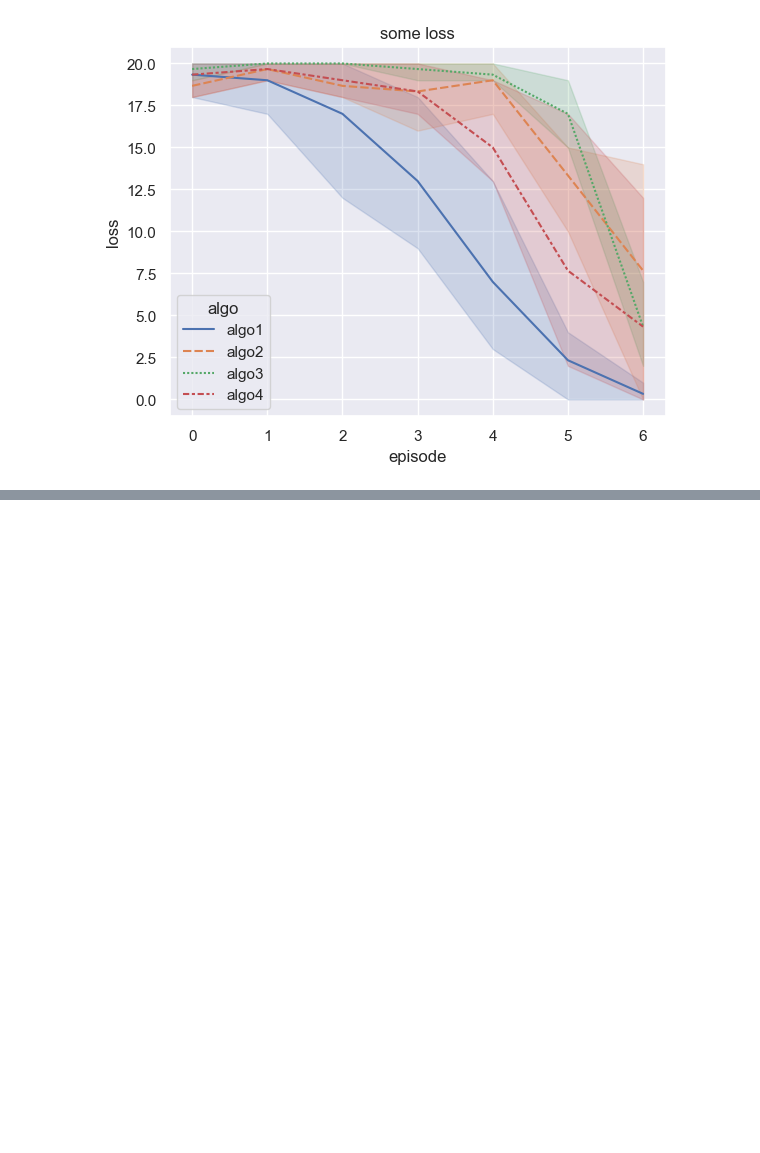
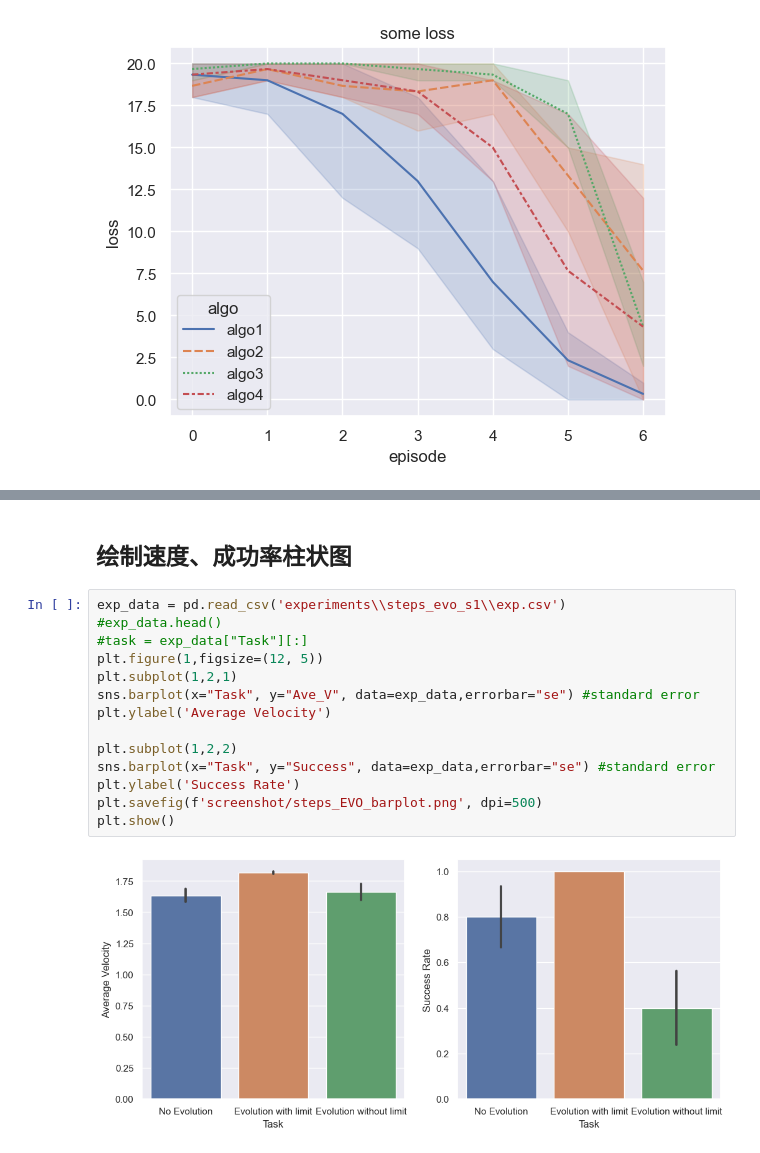
Before and after one commit to EASYMMMM/gym_RE, a Jupyter notebook: drawer.ipynb, the cells around one changed output, grey strips where cells are left out. Cells and saved outputs as stored; diff of their text form; blank space fills up the shorter version.

```diff
--- a/drawer.ipynb
+++ b/drawer.ipynb
@@ -178,0 +364,18 @@ plt.show()
+# %% [markdown]
+## 绘制速度、成功率柱状图
+# %%
+exp_data = pd.read_csv('experiments\\steps_evo_s1\\exp.csv')
+#exp_data.head()
+#task = exp_data["Task"][:]
+plt.figure(1,figsize=(12, 5))
+plt.subplot(1,2,1)
+sns.barplot(x="Task", y="Ave_V", data=exp_data,errorbar="se") #standard error
+plt.ylabel('Average Velocity')
+
+plt.subplot(1,2,2)
+sns.barplot(x="Task", y="Success", data=exp_data,errorbar="se") #standard error
+plt.ylabel('Success Rate')
+plt.savefig(f'screenshot/steps_EVO_barplot.png', dpi=500)
+plt.show()
+# %% [output]
+[figure, added]
```
Also changed, not shown: parts of 9 cells of this notebook, 24 other files.
